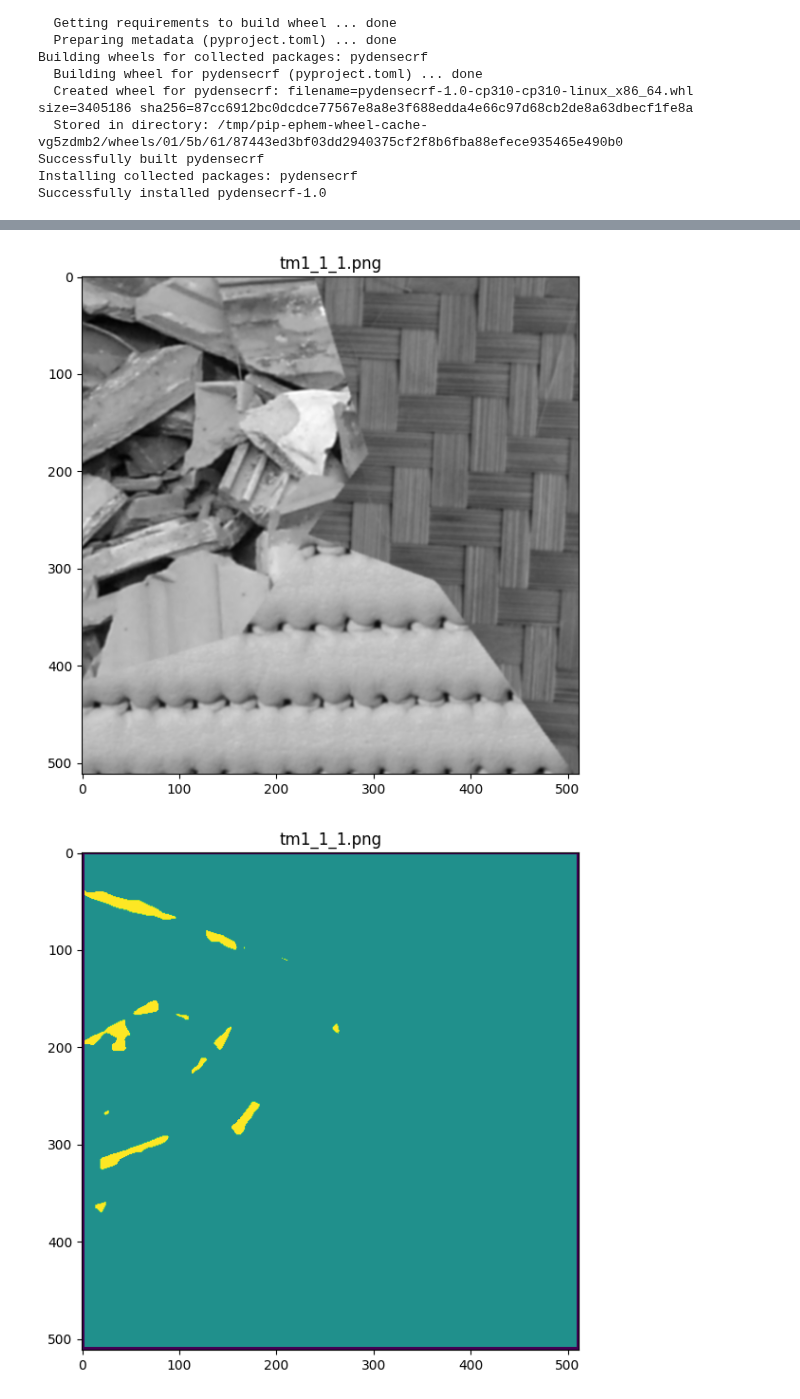
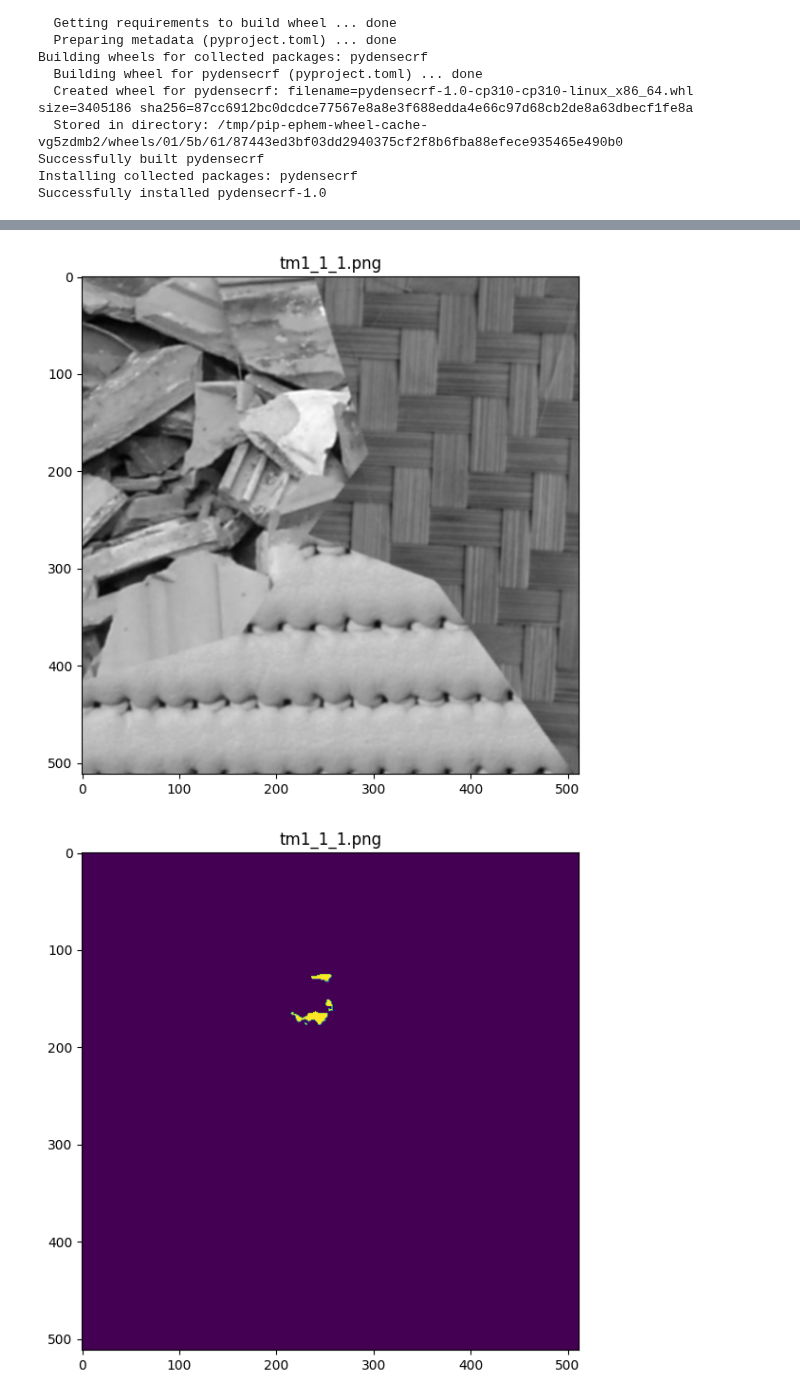
Before and after one commit to dmytro-varich/Texture-Segmentation-App, a Jupyter notebook: segmentation_main.ipynb, the cells around one changed output, grey strips where cells are left out. Cells and saved outputs as stored; diff of their text form; code cells hidden in the pictures.

```diff
--- a/segmentation_main.ipynb
+++ b/segmentation_main.ipynb
@@ -401,7 +401,9 @@ class TextureSegmentation(FileHandlerMixin):
         patches = TextureSegmentation.extract_patches(image, patch_size)
 
         # Flatten the patches to vectors
+        # Normalize patches
         patch_vectors = patches.reshape(patches.shape[0], -1)
+        patch_vectors = (patch_vectors - np.min(patch_vectors)) / (np.max(patch_vectors) - np.min(patch_vectors))
 
         # Make sure PRP centroids have the same dimensionality as patches
         prp_centroids = prp_centroids.reshape(prp_centroids.shape[0], -1)
@@ -422,12 +424,16 @@ class TextureSegmentation(FileHandlerMixin):
                 for prp in prp_centroids
             ]
 
-            # Store the sum of similarities as the texture feature for this patch center
-            # Нормализация
-            energy_spectrum = np.array(similarities) / np.sum(similarities)
+            # Защита от деления на ноль при нормализации
+            sum_similarities = np.sum(similarities)
+            if sum_similarities > 0:
+                probabilities = similarities / sum_similarities
+            else:
+                # Если все similarity равны нулю, присваиваем равные вероятности
+                probabilities = np.ones_like(similarities) / len(similarities)
 
-            # Выбор наиболее вероятного кластера
-            texture_features[row, col] = np.argmax(energy_spectrum)
+            # Assign to cluster with highest probability
+            texture_features[row, col] = np.argmax(probabilities)
 
         return texture_features
 
@@ -587,9 +593,9 @@ def main(directory):
 
     # Segment the images by extracting texture features and using the Mumford-Shah
     segmented_images, edges = dict(), dict()
-    sigma = 0.3
-    h = 1.0
-    iterations, alpha, beta, epsilon  = 3, 1000, 0.01, 0.01
+    sigma = 0.4
+    h = 0.01
+    iterations, alpha, beta, epsilon  = 1, 1000, 0.01, 0.01
     for key, image in images.items():
         segmented_images[key], edges[key] = TextureSegmentation.segmentation(image, prp_centroids,
                                                                             patch_size=patch_size,
@@ -603,31 +609,31 @@ def main(directory):
     TextureSegmentation.show_images(edges, figsize=figsize, rows=rows, cols=cols, cmap=None)
 
     # Assign labels to the segmented images
     labels = dict()
     for key, segmented_image in segmented_images.items():
         labels[key] = TextureSegmentation.assign_labels(segmented_image, prp_centroids,
                                                         patch_size=patch_size,
                                                         sigma=sigma)
 
     # Display the labels
     TextureSegmentation.show_images(labels, figsize=figsize, rows=rows, cols=cols, cmap='tab20')
 
     # Postprocess images using CRF
     postprocessed_images = dict()
     for key, segmented_image in segmented_images.items():
         postprocessed_images[key] = TextureSegmentation.postprocess_segmentation(segmented_image, edges[key], labels[key],
                                                                                  num_classes=optimal_clusters)
 
     # Display the postprocessed images
     TextureSegmentation.show_images(postprocessed_images, figsize=figsize, rows=rows, cols=cols, cmap='tab20')
 
     # Save the segmented images to the output directory
     # TextureSegmantation.save_segmented_images('output', {})
 
 if __name__ == '__main__':
     directory = 'data/'
     main(directory)
 # %% [output]
 [figure]
 [figure]
-[figure, old version]
+[figure, new version]
```
Also changed, not shown: parts of 1 cell of this notebook.
